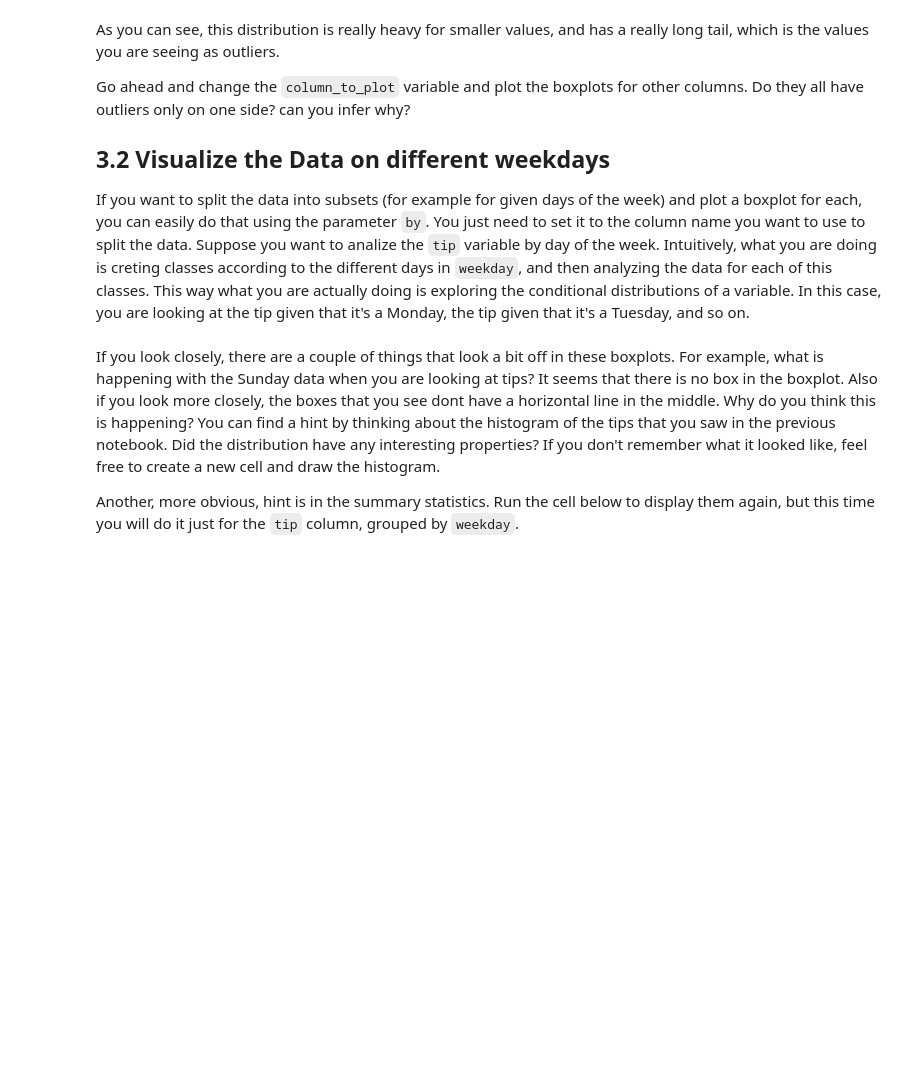
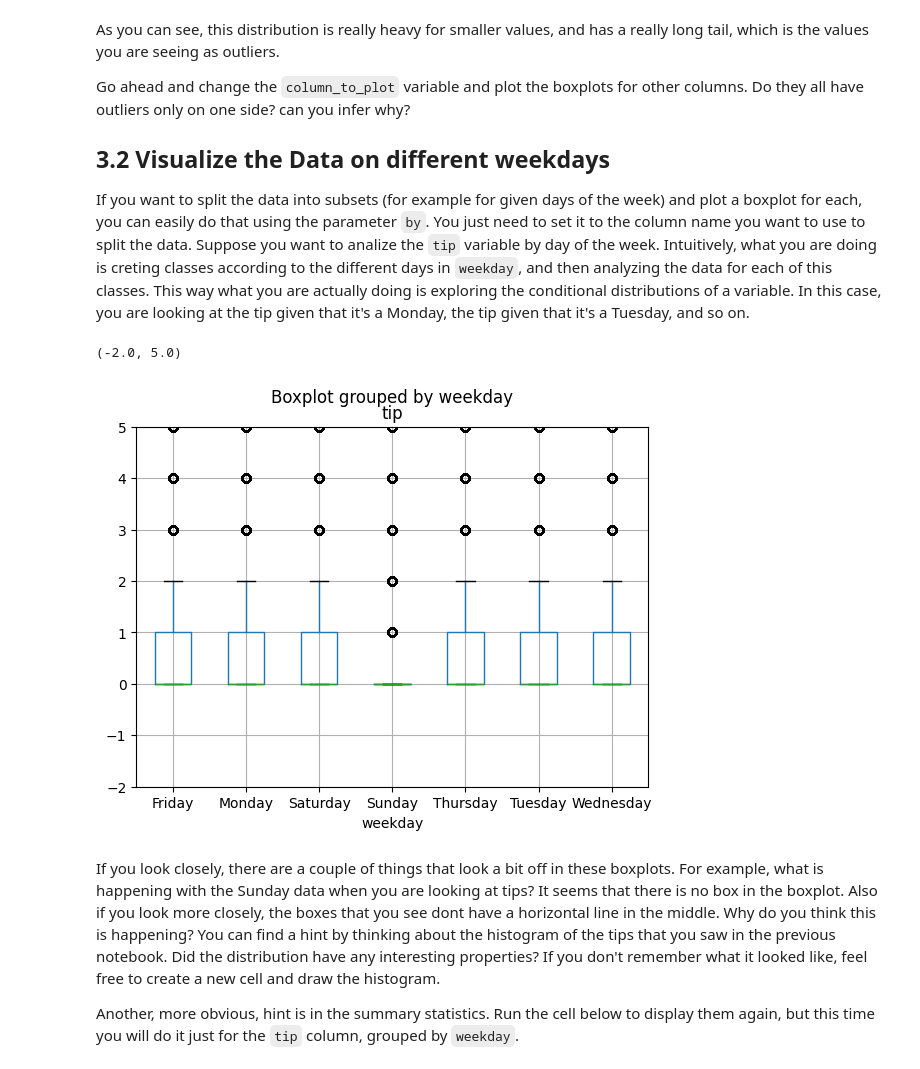
Before and after one commit to phuchoang2603/coursera-math-for-ml, a Jupyter notebook: C3/intro_to_pandas/Rideshare_Project_Week2.ipynb, the cells around one changed output. Saved outputs shown, nothing was run; the diff lists cells and outputs as text; code cells hidden in the pictures; blank space fills up the shorter version.

```diff
--- a/C3/intro_to_pandas/Rideshare_Project_Week2.ipynb
+++ b/C3/intro_to_pandas/Rideshare_Project_Week2.ipynb
@@ -55,0 +32,17 @@ else:
+# %%
+# 1. Install the library
+!pip install datasets
+
+# 2. Load the dataset
+from datasets import load_dataset
+
+# Load the CSV. It handles downloading and caching automatically.
+dataset = load_dataset("phuchoang2603/coursera", data_files="rideshare_2022_cleaned.csv")
+
+# Convert to Pandas (if you prefer Pandas over Arrow)
+df = dataset['train'].to_pandas()
+df['trip_start_timestamp'] = pd.to_datetime(df['trip_start_timestamp'])
+df['date'] = pd.to_datetime(df['date'])
+
+# Show the first five rows of the dataset
+df.head()
@@ -101,8 +138,11 @@ If you want to split the data into subsets (for example for given days of the we
 # %%
 df.boxplot(column='tip', by='weekday')
 
 # Limit the plot in y direction. Comment this line of code to see full data
-plt.ylim(-2, 52)
+plt.ylim(-2, 5)
+# %% [output]
+(-2.0, 5.0)
+[figure, added]
 # %% [markdown]
 If you look closely, there are a couple of things that look a bit off in these boxplots. For example, what is happening with the Sunday data when you are looking at tips? It seems that there is no box in the boxplot. Also if you look more closely, the boxes that you see dont have a horizontal line in the middle. Why do you think this is happening? You can find a hint by thinking about the histogram of the tips that you saw in the previous notebook. Did the distribution have any interesting properties? If you don't remember what it looked like, feel free to create a new cell and draw the histogram.
 
```
Also changed, not shown: parts of 14 cells of this notebook, 3 other files.
